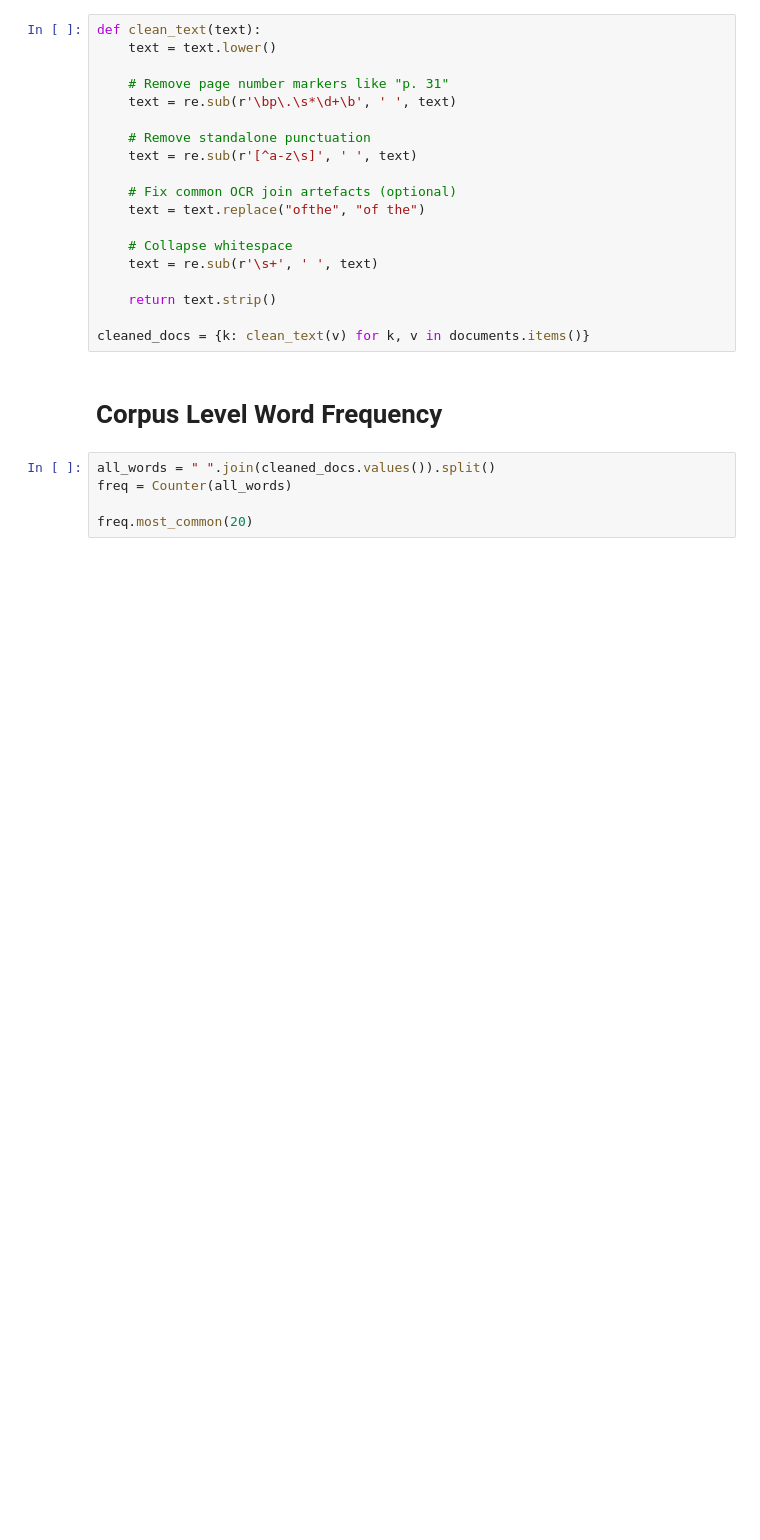
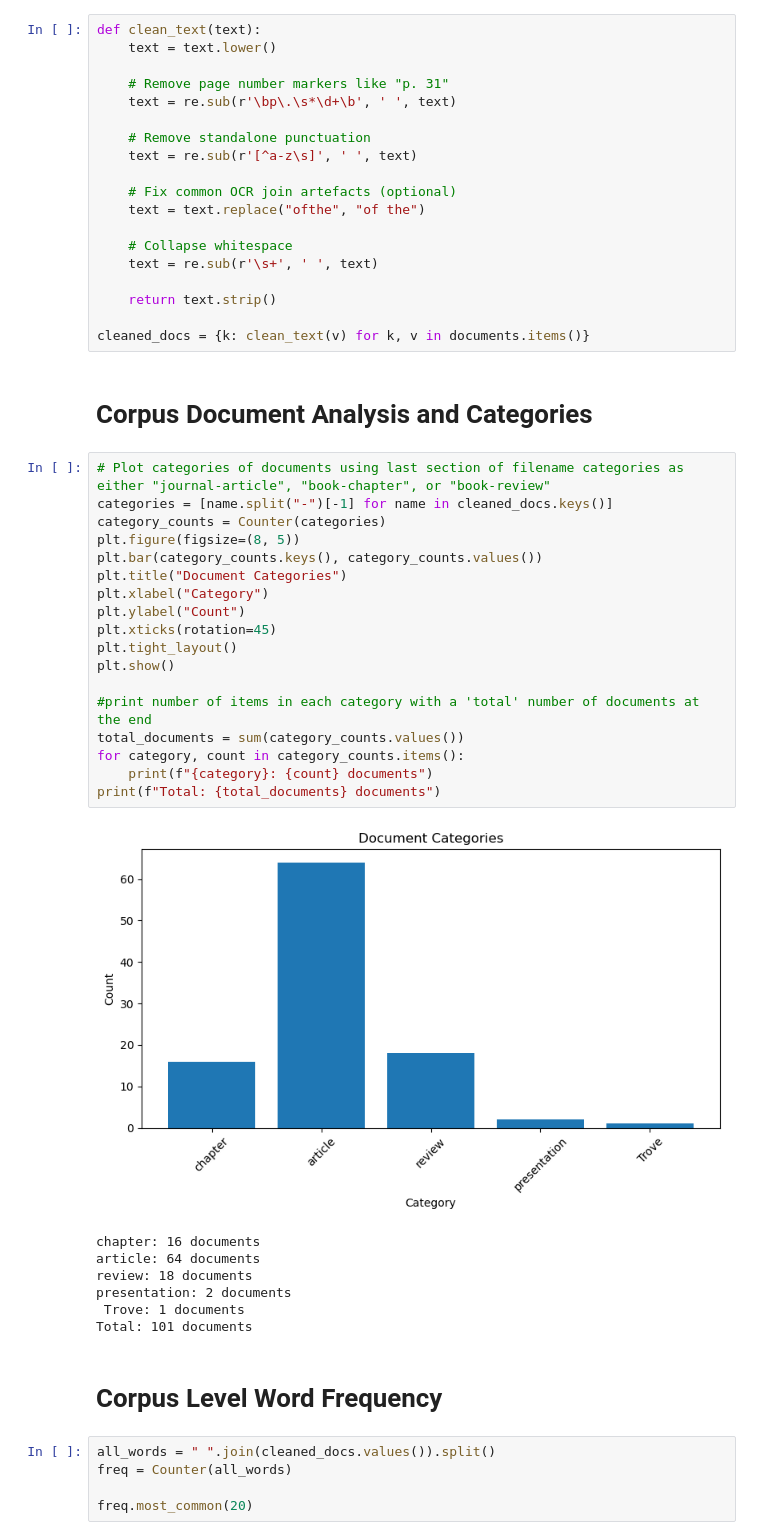
Before and after one commit to Finnoscarmorgan/citational_refusal, a Jupyter notebook: notebooks/01_basic_citational_analysis.ipynb, the cells around one changed output. Cells and saved outputs as stored; diff of their text form; blank space fills up the shorter version.

```diff
--- a/notebooks/01_basic_citational_analysis.ipynb
+++ b/notebooks/01_basic_citational_analysis.ipynb
@@ -41,6 +41,34 @@ def clean_text(text):
     return text.strip()
 
 cleaned_docs = {k: clean_text(v) for k, v in documents.items()}
+# %% [markdown]
+# Corpus Document Analysis and Categories
+# %%
+# Plot categories of documents using last section of filename categories as either "journal-article", "book-chapter", or "book-review"
+categories = [name.split("-")[-1] for name in cleaned_docs.keys()]
+category_counts = Counter(categories)
+plt.figure(figsize=(8, 5))
+plt.bar(category_counts.keys(), category_counts.values())
+plt.title("Document Categories")
+plt.xlabel("Category")
+plt.ylabel("Count")
+plt.xticks(rotation=45)
+plt.tight_layout()
+plt.show()
+
+#print number of items in each category with a 'total' number of documents at the end
+total_documents = sum(category_counts.values())
+for category, count in category_counts.items():
+    print(f"{category}: {count} documents")
+print(f"Total: {total_documents} documents")
+# %% [output]
+[figure, added]
+chapter: 16 documents
+article: 64 documents
+review: 18 documents
+presentation: 2 documents
+ Trove: 1 documents
+Total: 101 documents
 # %% [markdown]
 # Corpus Level Word Frequency
 # %%
```
Also changed, not shown: parts of 40 cells of this notebook.
